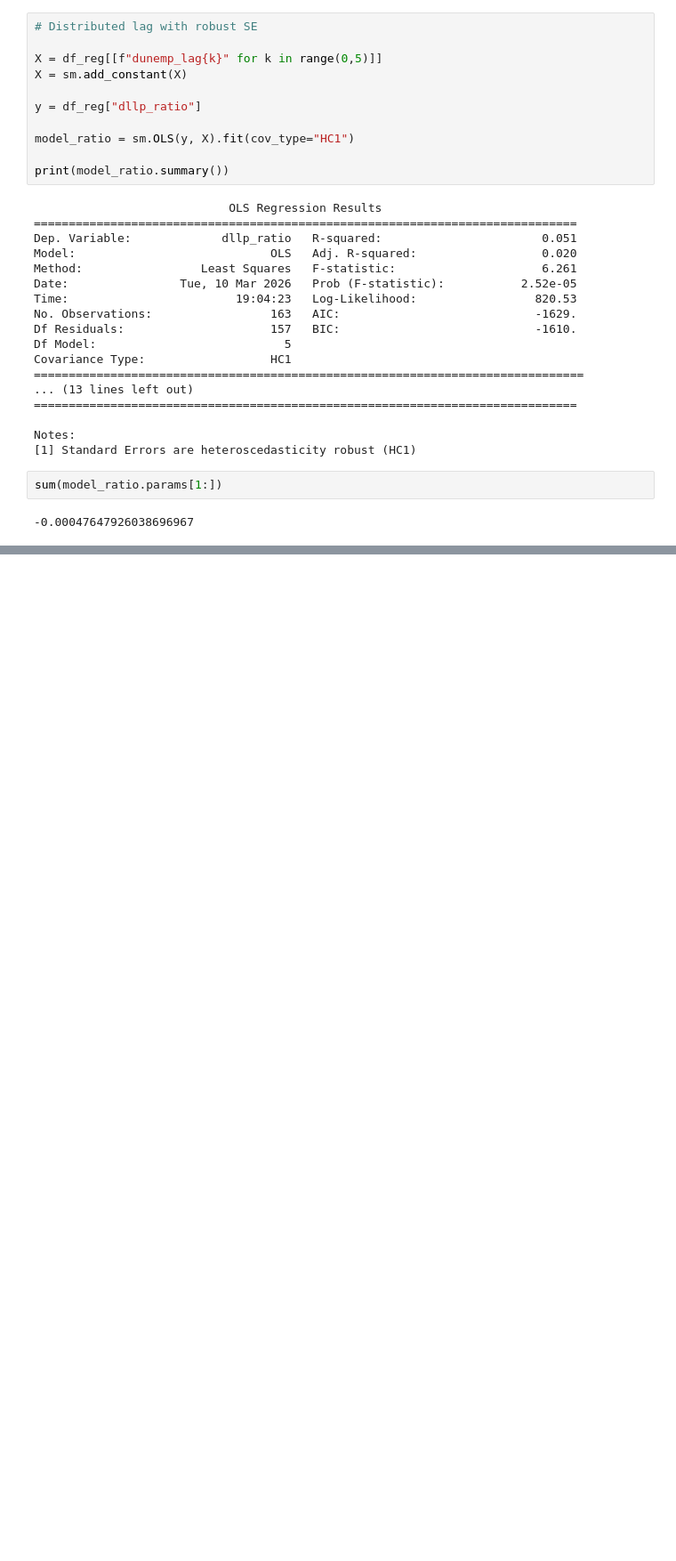
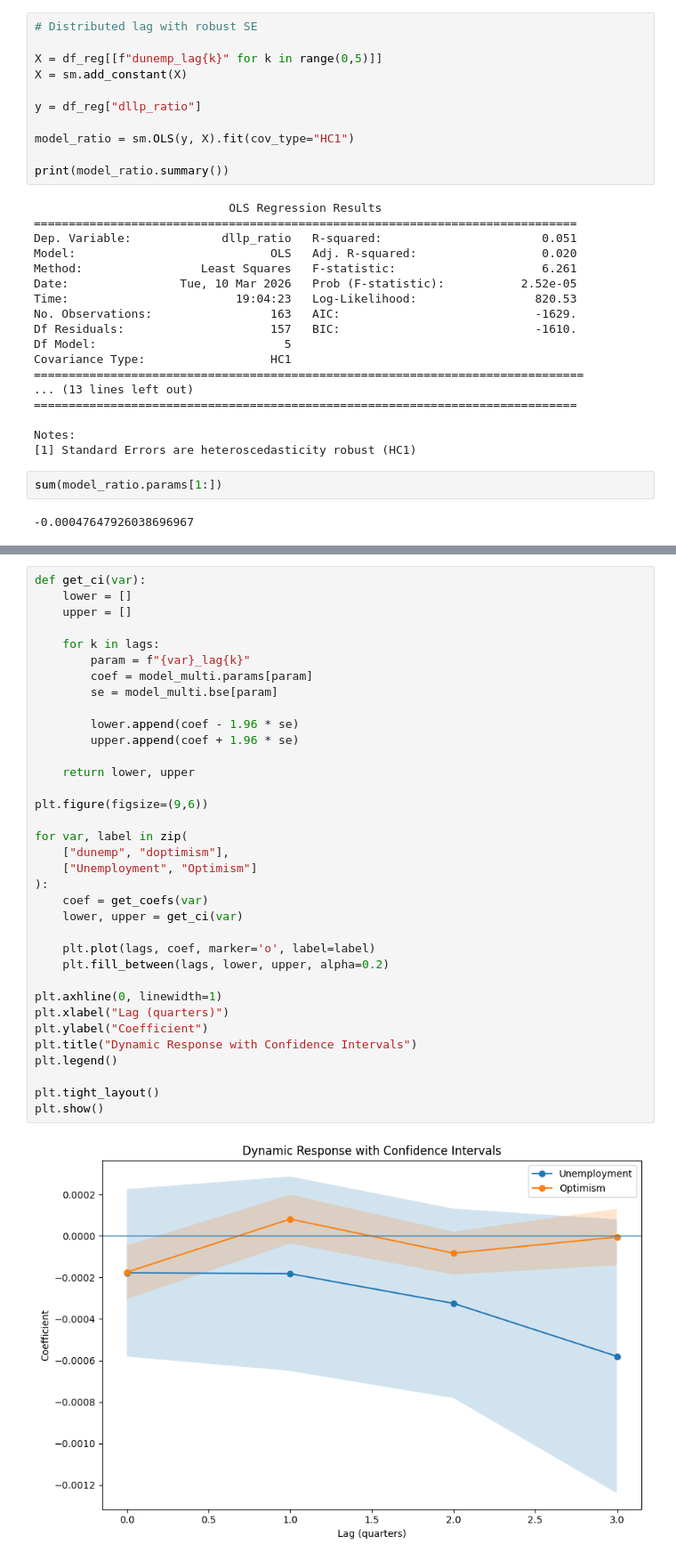
Before and after one commit to lukeroy007/4915_capstone, a Jupyter notebook: notebooks/02_eda.ipynb, the cells around one changed output, grey strips where cells are left out. Shown at 89% size. Saved outputs shown, nothing was run; the diff lists cells and outputs as text; blank space fills up the shorter version.

```diff
--- a/notebooks/02_eda.ipynb
+++ b/notebooks/02_eda.ipynb
@@ -285,0 +509,37 @@ sum(model_ratio.params[1:])
+# %%
+def get_ci(var):
+    lower = []
+    upper = []
+
+    for k in lags:
+        param = f"{var}_lag{k}"
+        coef = model_multi.params[param]
+        se = model_multi.bse[param]
+
+        lower.append(coef - 1.96 * se)
+        upper.append(coef + 1.96 * se)
+
+    return lower, upper
+
+plt.figure(figsize=(9,6))
+
+for var, label in zip(
+    ["dunemp", "doptimism"],
+    ["Unemployment", "Optimism"]
+):
+    coef = get_coefs(var)
+    lower, upper = get_ci(var)
+
+    plt.plot(lags, coef, marker='o', label=label)
+    plt.fill_between(lags, lower, upper, alpha=0.2)
+
+plt.axhline(0, linewidth=1)
+plt.xlabel("Lag (quarters)")
+plt.ylabel("Coefficient")
+plt.title("Dynamic Response with Confidence Intervals")
+plt.legend()
+
+plt.tight_layout()
+plt.show()
+# %% [output]
+[figure, added]
```
Also changed, not shown: parts of 15 cells of this notebook.
